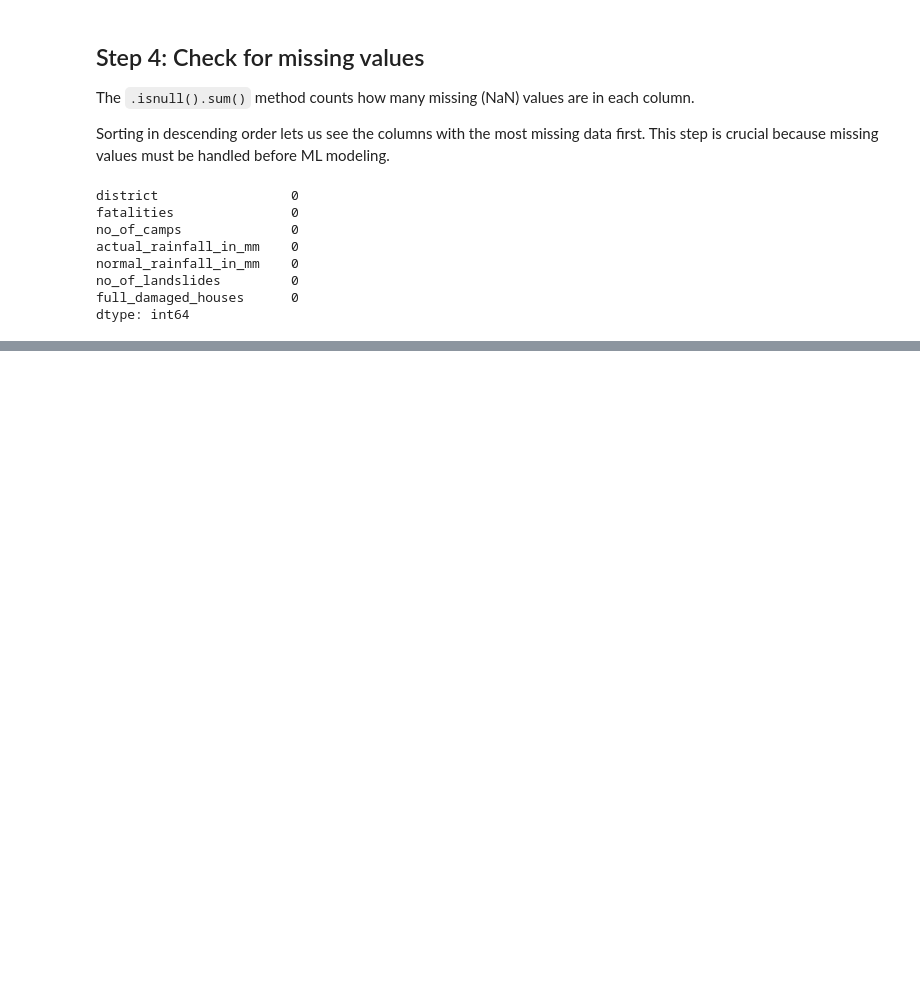
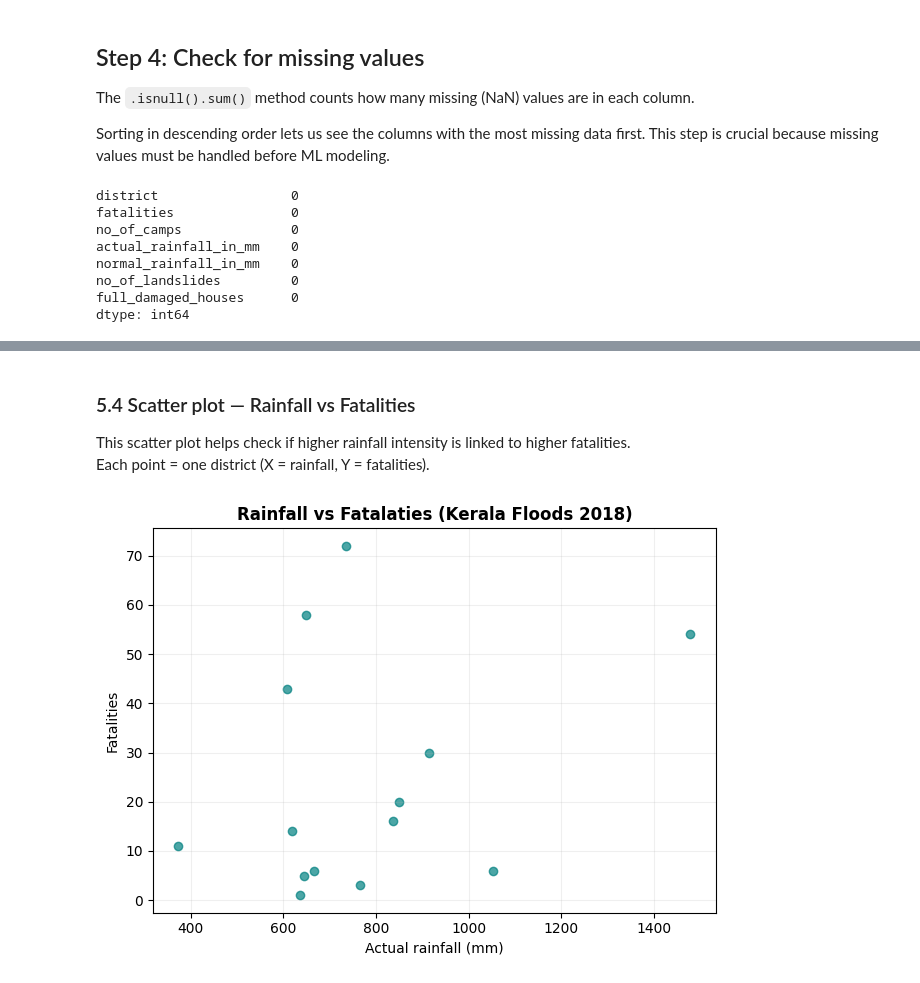
Before and after one commit to derrickrajkumar10-tech/disaster-relief-allocator, a Jupyter notebook: notebooks/data_exploration.ipynb, the cells around one changed output, grey strips where cells are left out. Saved outputs shown, nothing was run; the diff lists cells and outputs as text; code cells hidden in the pictures; blank space fills up the shorter version.

```diff
--- a/notebooks/data_exploration.ipynb
+++ b/notebooks/data_exploration.ipynb
@@ -95,0 +164,15 @@ dtype: int64
+# %% [markdown]
+### 5.4 Scatter plot — Rainfall vs Fatalities
+
+This scatter plot helps check if higher rainfall intensity is linked to higher fatalities.
+Each point = one district (X = rainfall, Y = fatalities).
+# %%
+plt.scatter(df["actual_rainfall_in_mm"],df["fatalities"],color="teal",alpha=0.7)
+plt.title("Rainfall vs Fatalaties (Kerala Floods 2018)",fontweight="bold")
+plt.xlabel("Actual rainfall (mm)")
+plt.ylabel("Fatalities")
+plt.grid(True,linestyle="-",alpha=0.2)
+plt.tight_layout()
+plt.show()
+# %% [output]
+[figure, added]
```
Also changed, not shown: parts of 8 cells of this notebook.
